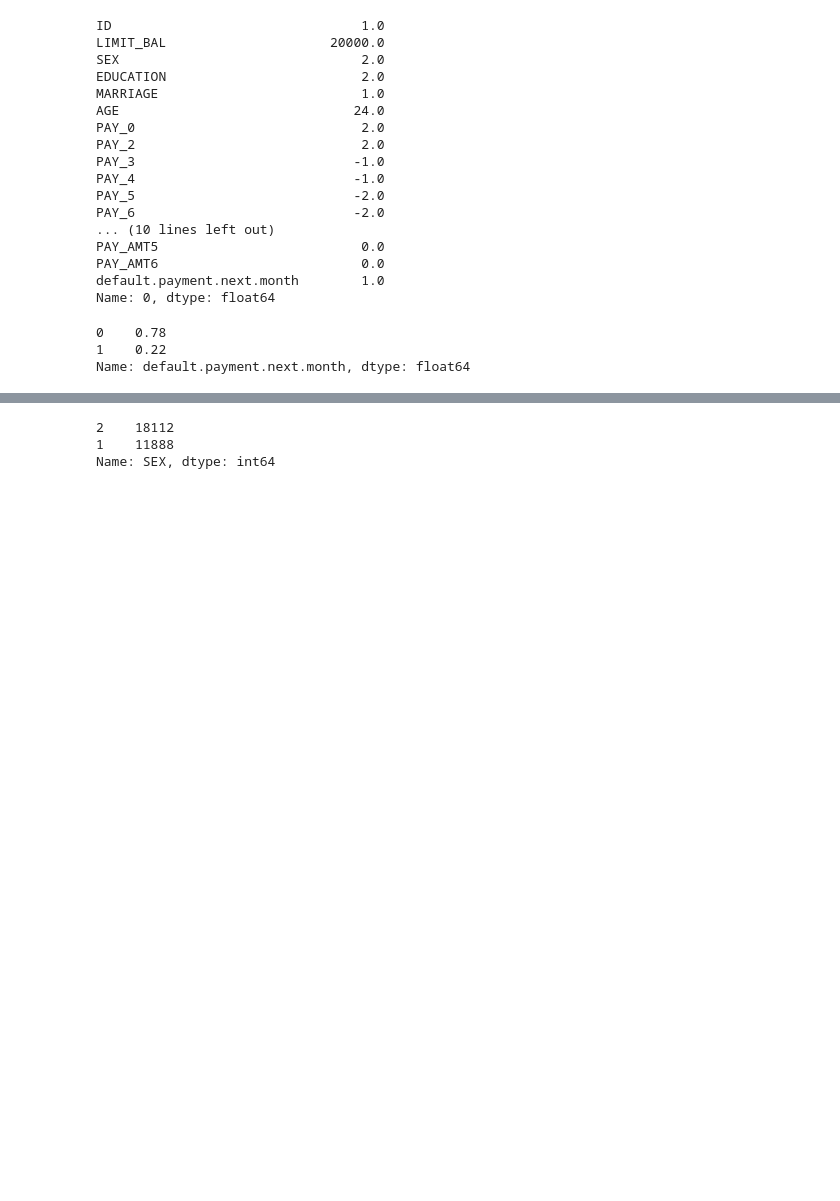
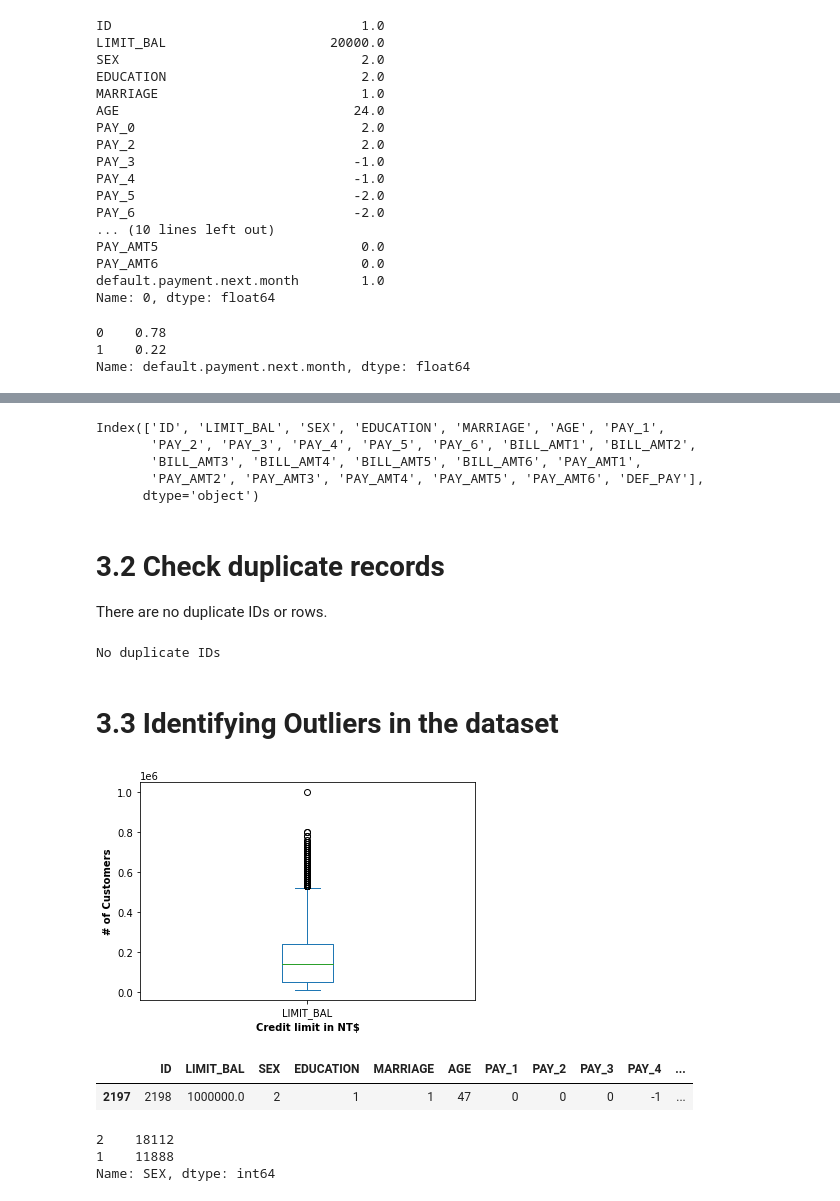
Before and after one commit to Sharaffin/Credit-card-default-prediction, a Jupyter notebook: credit_card_default_prediction.ipynb, the cells around one changed output, grey strips where cells are left out. Drawn from its saved outputs; the diff is of its cells as text; code cells hidden in the pictures; blank space fills up the shorter version.

```diff
--- a/credit_card_default_prediction.ipynb
+++ b/credit_card_default_prediction.ipynb
@@ -179,3 +217,49 @@ Name: default.payment.next.month, dtype: float64
+# %%
+# Changing column names "PAY_0" to 'PAY_1' for order
+
+df.rename(columns={'PAY_0':'PAY_1','default.payment.next.month':'DEF_PAY'},inplace = True)
+df.columns
+# %% [output]
+Index(['ID', 'LIMIT_BAL', 'SEX', 'EDUCATION', 'MARRIAGE', 'AGE', 'PAY_1',
+       'PAY_2', 'PAY_3', 'PAY_4', 'PAY_5', 'PAY_6', 'BILL_AMT1', 'BILL_AMT2',
+       'BILL_AMT3', 'BILL_AMT4', 'BILL_AMT5', 'BILL_AMT6', 'PAY_AMT1',
+       'PAY_AMT2', 'PAY_AMT3', 'PAY_AMT4', 'PAY_AMT5', 'PAY_AMT6', 'DEF_PAY'],
+      dtype='object')
+# %% [markdown]
+# **3.2 Check duplicate records**
+
+There are no duplicate IDs or rows.
+# %%
+# Check if there is any duplicate IDs In Dataset
+condition = bool(df.duplicated(subset = 'ID').any())
+
+if condition:
+    print('There are duplicate IDs')
+else:
+    print('No duplicate IDs')
+# %% [output]
+No duplicate IDs
+# %% [markdown]
+# 3.3 Identifying Outliers in the dataset
+# %%
+# Using boxplot to identify any outlier in credit limit
+
+df["LIMIT_BAL"].plot(kind="box")
+plt.xlabel('Credit limit in NT$', fontweight='bold')
+plt.ylabel('# of Customers', fontweight='bold')
+plt.show()
+# %% [output]
+[figure, added]
+# %%
+# Taking a close look at the outlier with a value of 1 MILLION NT DOLLARS
+# The observations from other columns indicate that this was just ONE CUSTOMER who has an excellent payment history
+# Therefore it should be considered as a valid data
+
+outliers = df.loc[df['LIMIT_BAL']>900000]
+outliers
+# %% [output]
+|  | ID | LIMIT_BAL | SEX | EDUCATION | MARRIAGE | AGE | PAY_1 | PAY_2 | PAY_3 | PAY_4 | ... |
+| 2197 | 2198 | 1000000.0 | 2 | 1 | 1 | 47 | 0 | 0 | 0 | -1 | ... |
 # %%
 #Get SEX column's distribution. 1: male; 2: female
 df['SEX'].value_counts(dropna=False)
```
Also changed, not shown: parts of 4 cells of this notebook.
